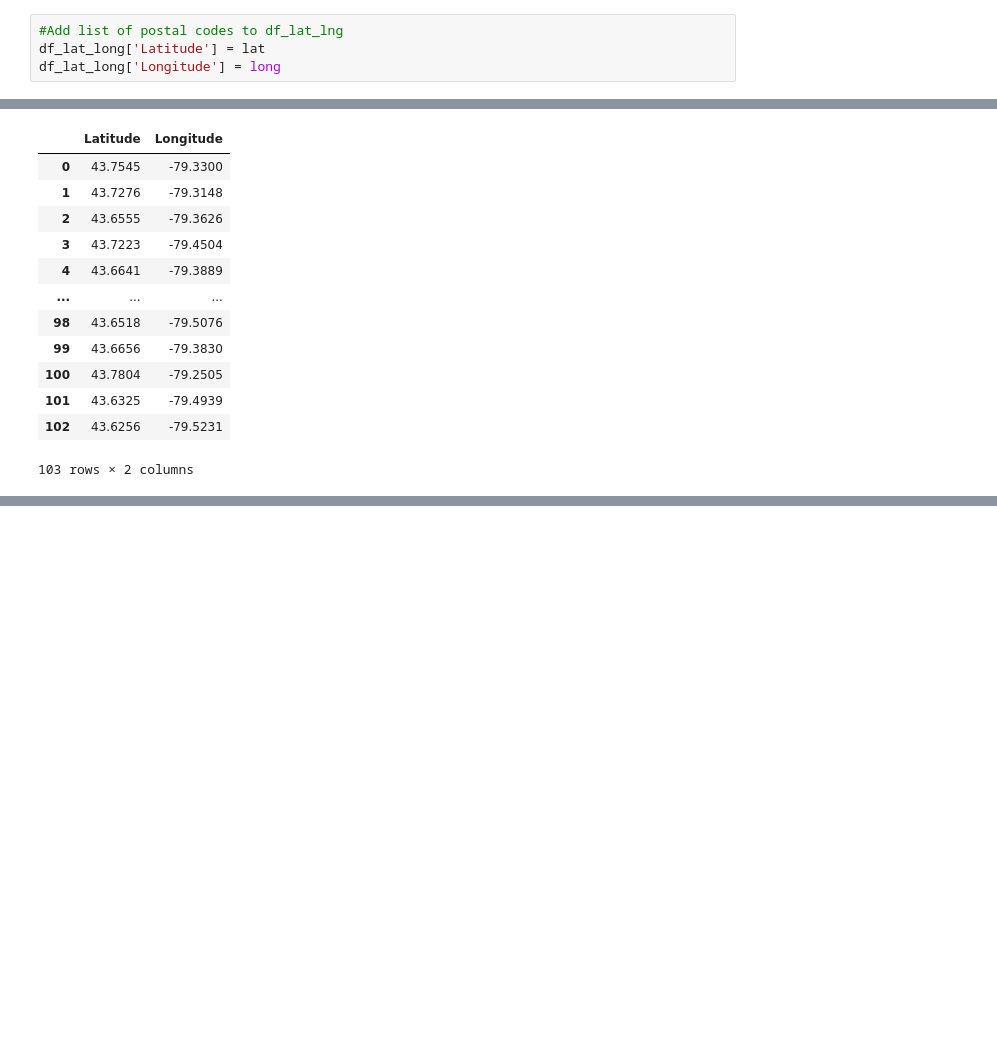
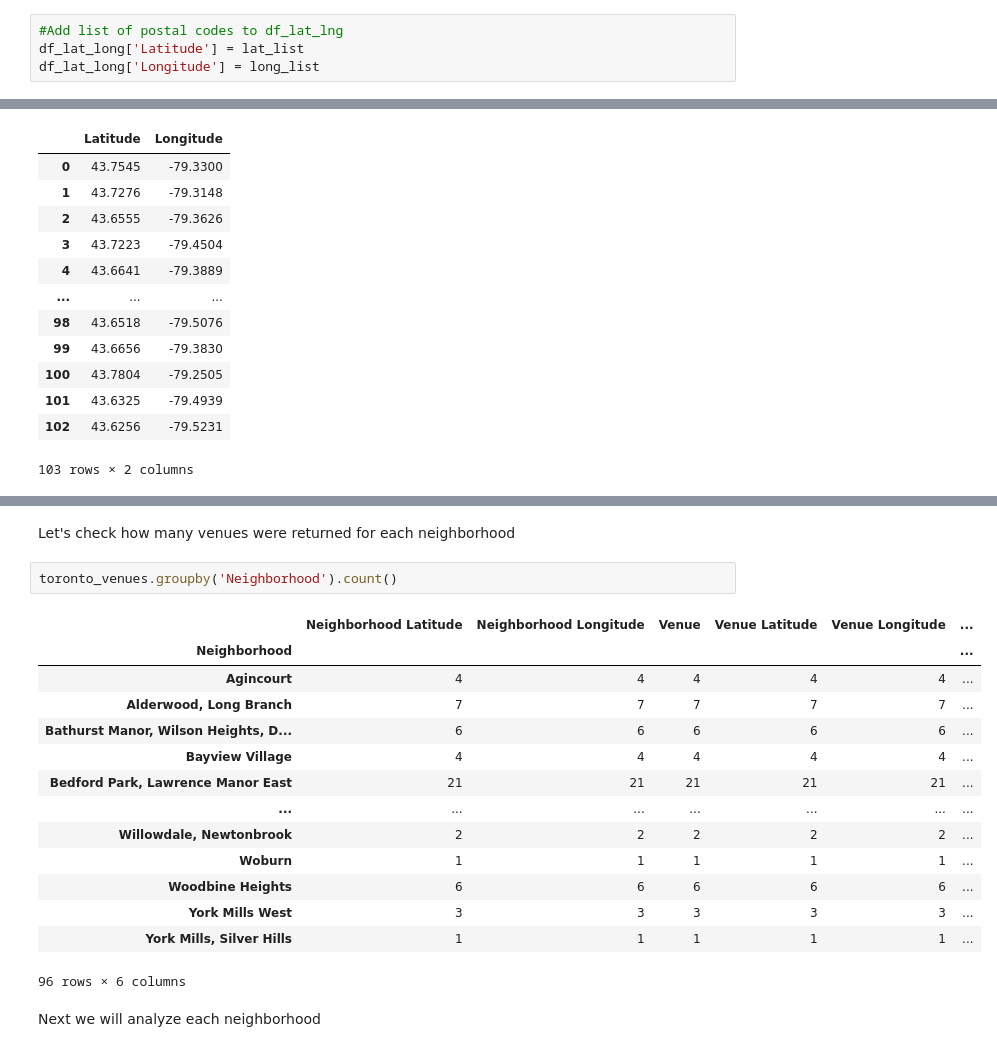
Before and after one commit to ttrankle/Coursera_Capstone, a Jupyter notebook: Wrangling_Cleaning_Data.ipynb, the cells around one changed output, grey strips where cells are left out. Saved outputs shown, nothing was run; the diff lists cells and outputs as text; blank space fills up the shorter version.

```diff
--- a/Wrangling_Cleaning_Data.ipynb
+++ b/Wrangling_Cleaning_Data.ipynb
@@ -212,7 +219,7 @@ for place in codes:
 # %%
 #Add list of postal codes to df_lat_lng
-df_lat_long['Latitude'] = lat
-df_lat_long['Longitude'] = long
+df_lat_long['Latitude'] = lat_list
+df_lat_long['Longitude'] = long_list
 # %%
 df_lat_long
 # %% [output]
@@ -249,0 +358,21 @@ new_df
+# %% [markdown]
+Let's check how many venues were returned for each neighborhood
+# %%
+toronto_venues.groupby('Neighborhood').count()
+# %% [output]
+|  | Neighborhood Latitude | Neighborhood Longitude | Venue | Venue Latitude | Venue Longitude | ... |
+| Neighborhood |  |  |  |  |  | ... |
+| Agincourt | 4 | 4 | 4 | 4 | 4 | ... |
+| Alderwood, Long Branch | 7 | 7 | 7 | 7 | 7 | ... |
+| Bathurst Manor, Wilson Heights, D... | 6 | 6 | 6 | 6 | 6 | ... |
+| Bayview Village | 4 | 4 | 4 | 4 | 4 | ... |
+| Bedford Park, Lawrence Manor East | 21 | 21 | 21 | 21 | 21 | ... |
+| ... | ... | ... | ... | ... | ... | ... |
+| Willowdale, Newtonbrook | 2 | 2 | 2 | 2 | 2 | ... |
+| Woburn | 1 | 1 | 1 | 1 | 1 | ... |
+| Woodbine Heights | 6 | 6 | 6 | 6 | 6 | ... |
+| York Mills West | 3 | 3 | 3 | 3 | 3 | ... |
+| York Mills, Silver Hills | 1 | 1 | 1 | 1 | 1 | ... |
+96 rows × 6 columns
+# %% [markdown]
+Next we will analyze each neighborhood
```
Also changed, not shown: parts of 43 cells of this notebook.
